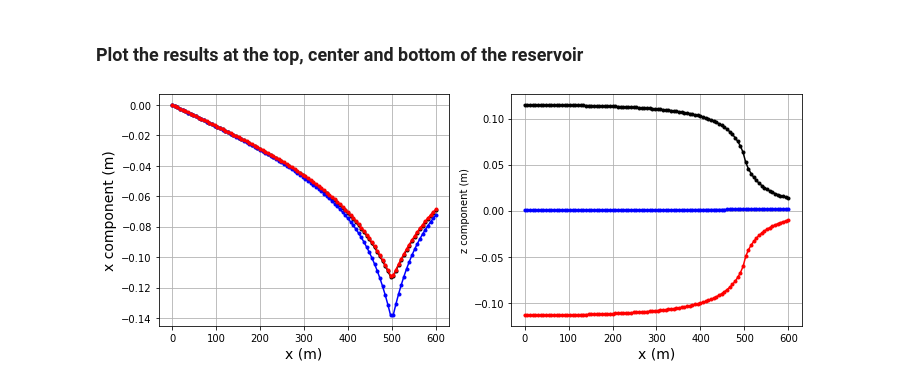
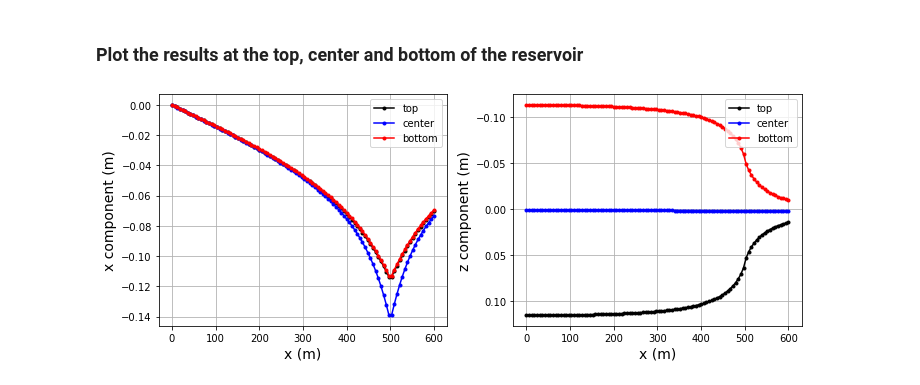
Before and after one commit to pinga-lab/DisReserv, a Jupyter notebook: code/cylindrical_reservoir.ipynb, the cells around one changed output. Drawn from its saved outputs; the diff is of its cells as text; code cells hidden in the pictures.

```diff
--- a/code/cylindrical_reservoir.ipynb
+++ b/code/cylindrical_reservoir.ipynb
@@ -10,7 +10,7 @@ import matplotlib.ticker
 import compaction as cp
 # %%
 # Define the model
-model = cp.prism_layer_circular((0,0), 500, (20,20), 900, 800)
+model = cp.prism_layer_circular((0,0), 500, (20,20), 850, 750)
 # %%
 # Pressure variation (in MPa)
 DP = np.zeros(len(model)) - 10
@@ -186,9 +186,9 @@ plt.show()
 ### Coordinates along at the top, center and bottom of the cylindrical reservoir
 # %%
 # Define computation points
-z_top = np.zeros(100) + 800
-z_center = np.zeros(100) + 850
-z_bottom = np.zeros(100) + 900
+z_top = np.zeros(100) + 750
+z_center = np.zeros(100) + 800
+z_bottom = np.zeros(100) + 850
 x = np.linspace(0, 600, 100)
 y = np.zeros_like(x)
 coordinates_top = np.vstack([y, x, z_top])
@@ -255,28 +255,30 @@ u_z_bottom = u_z1_bottom - (3 - 4*poisson)*u_z2_bottom + u_zz2_bottom
 # %%
 fig, ax = plt.subplots(nrows=1, ncols=2, sharex=False, sharey=False, figsize=(10,4))
 
-ax[0].plot(x, u_x_top, 'k.-')
-ax[0].plot(x, u_x_center, 'b.-')
-ax[0].plot(x, u_x_bottom, 'r.-')
+ax[0].plot(x, u_x_top, 'k.-', label='top')
+ax[0].plot(x, u_x_center, 'b.-', label='center')
+ax[0].plot(x, u_x_bottom, 'r.-', label='bottom')
 #ax[0].plot([-0.25, 0], [800, 800], 'k--')
 #ax[0].set_xlim(-0.25, 0)
 #ax[0].invert_yaxis()
 ax[0].set_xlabel("x (m)", fontsize=14)
 ax[0].set_ylabel("x component (m)", fontsize=14)
 ax[0].grid()
+ax[0].legend(loc='best')
 
-ax[1].plot(x, u_z_top, 'k.-')
-ax[1].plot(x, u_z_center, 'b.-')
-ax[1].plot(x, u_z_bottom, 'r.-')
+ax[1].plot(x, u_z_top, 'k.-', label='top')
+ax[1].plot(x, u_z_center, 'b.-', label='center')
+ax[1].plot(x, u_z_bottom, 'r.-', label='bottom')
 # ax[1].plot([-0.1, 0.1], [800, 800], 'k--')
 # ax[1].plot([-0.1, 0.1], [900, 900], 'k--')
 #ax[1].set_xlim(-0.1, 0.1)
-##ax[1].invert_yaxis()
+ax[1].invert_yaxis()
 ax[1].set_xlabel("x (m)", fontsize=14)
-ax[1].set_ylabel("z component (m)")
+ax[1].set_ylabel("z component (m)", fontsize=14)
 ax[1].grid()
+ax[1].legend(loc='best')
 
 plt.tight_layout()
 plt.show()
 # %% [output]
-[figure, old version]
+[figure, new version]
```
Also changed, not shown: parts of 2 cells of this notebook.
